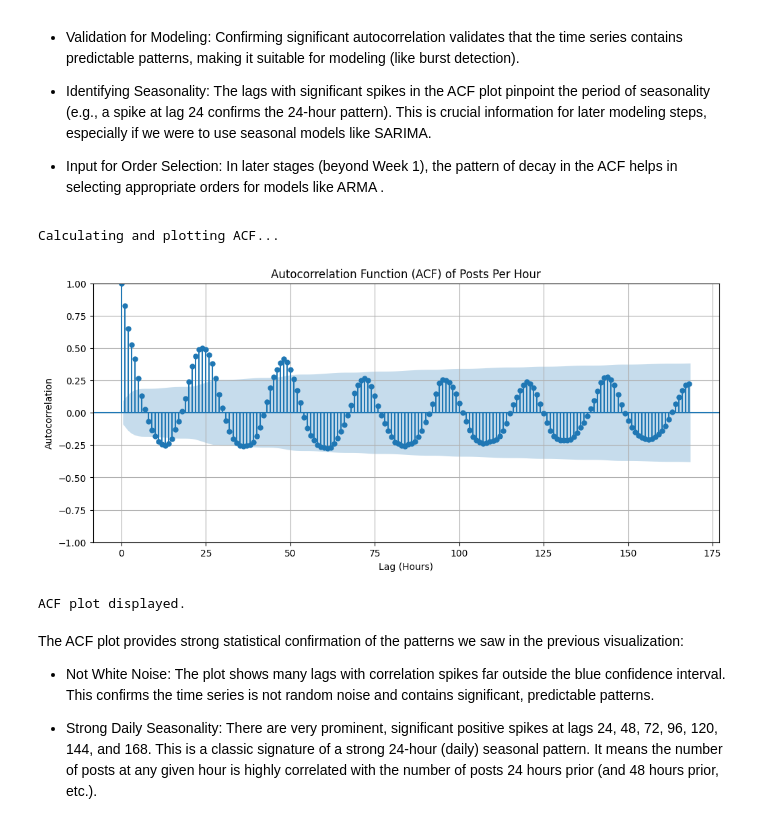
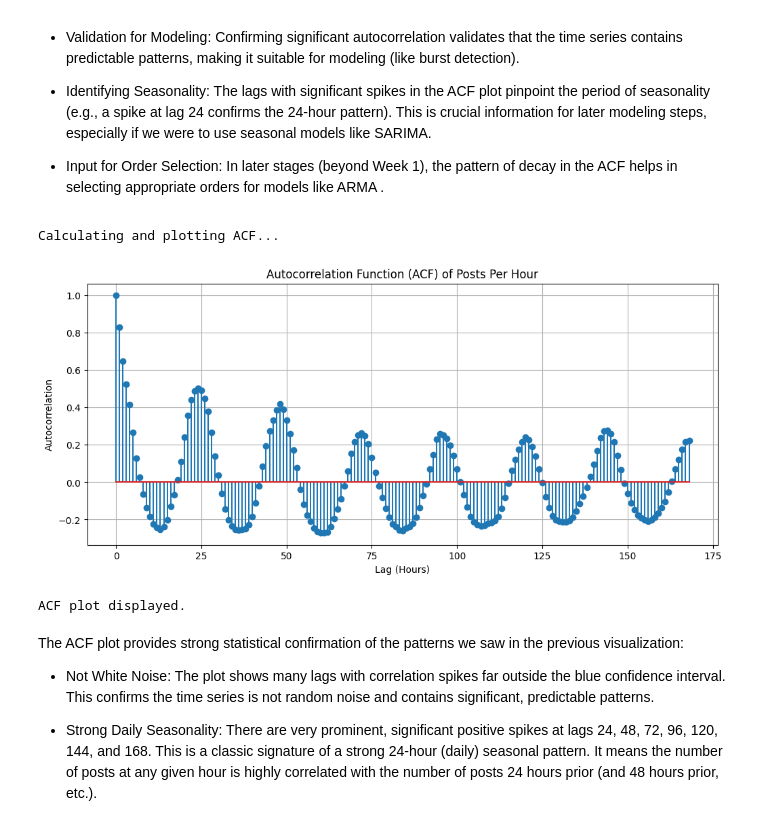
Before and after one commit to peter25316/cib-mango-tree-peter, a Jupyter notebook: reports/Progress_Report/capstone-analysis.ipynb, the cells around one changed output. Saved outputs shown, nothing was run; the diff lists cells and outputs as text; code cells hidden in the pictures.

```diff
--- a/reports/Progress_Report/capstone-analysis.ipynb
+++ b/reports/Progress_Report/capstone-analysis.ipynb
@@ -241,34 +314,42 @@ Based on the plot ("Posts Per Hour on Truth Social Sample"):
 
 - Input for Order Selection: In later stages (beyond Week 1), the pattern of decay in the ACF helps in selecting appropriate orders for models like ARMA .
 # %%
-from statsmodels.graphics.tsaplots import plot_acf
+from statsmodels.tsa.stattools import acf as sm_acf
 import matplotlib.pyplot as plt
+import numpy as np
 
-try:
-    # --- Calculate and Plot ACF ---
-    print("Calculating and plotting ACF...")
+if 'posts_per_hour' not in locals():
+    print("Error: posts_per_hour not defined. Run the aggregation cell first to create `posts_per_hour`.")
+else:
+    try:
+        # --- Calculate and Plot ACF ---
+        print("Calculating and plotting ACF...")
 
-    # Determine a reasonable number of lags to check (e.g., a few days worth of hours)
-    n_lags = 7 * 24 # Check correlations up to 7 days back
+        # Determine a reasonable number of lags to check (e.g., a few days worth of hours)
+        n_lags = 7 * 24 # Check correlations up to 7 days back
 
-    fig, ax = plt.subplots(figsize=(12, 5)) # Create a plot figure
+        fig, ax = plt.subplots(figsize=(12, 5)) # Create a plot figure
 
-    # plot_acf calculates and plots the ACF
-    # posts_per_hour['post_count'] is the series we want to analyze
-    plot_acf(posts_per_hour['post_count'], lags=n_lags, ax=ax)
+        # Ensure series is a 1-d numeric array / pandas Series
+        series = posts_per_hour.to_pandas()['post_count'].dropna().astype(float)
 
-    ax.set_title('Autocorrelation Function (ACF) of Posts Per Hour')
-    ax.set_xlabel('Lag (Hours)')
-    ax.set_ylabel('Autocorrelation')
-    plt.grid(True)
-    plt.show() # Display the plot
-    print("ACF plot displayed.")
+        # Compute ACF values using statsmodels' acf function (robust across versions)
+        acf_vals = sm_acf(series, nlags=n_lags, fft=True)
+        lags = np.arange(len(acf_vals))
 
-except Exception as e:
-    print(f"An error occurred during ACF calculation/plotting: {e}")
+        ax.stem(lags, acf_vals)
+        ax.set_title('Autocorrelation Function (ACF) of Posts Per Hour')
+        ax.set_xlabel('Lag (Hours)')
+        ax.set_ylabel('Autocorrelation')
+        ax.grid(True)
+        plt.show() # Display the plot
+        print("ACF plot displayed.")
+
+    except Exception as e:
+        print(f"An error occurred during ACF calculation/plotting: {e}")
 # %% [output]
 Calculating and plotting ACF...
-[figure, old version]
+[figure, new version]
 ACF plot displayed.
 # %% [markdown]
 The ACF plot provides strong statistical confirmation of the patterns we saw in the previous visualization:
```
Also changed, not shown: parts of 13 cells of this notebook, 9 other files.
